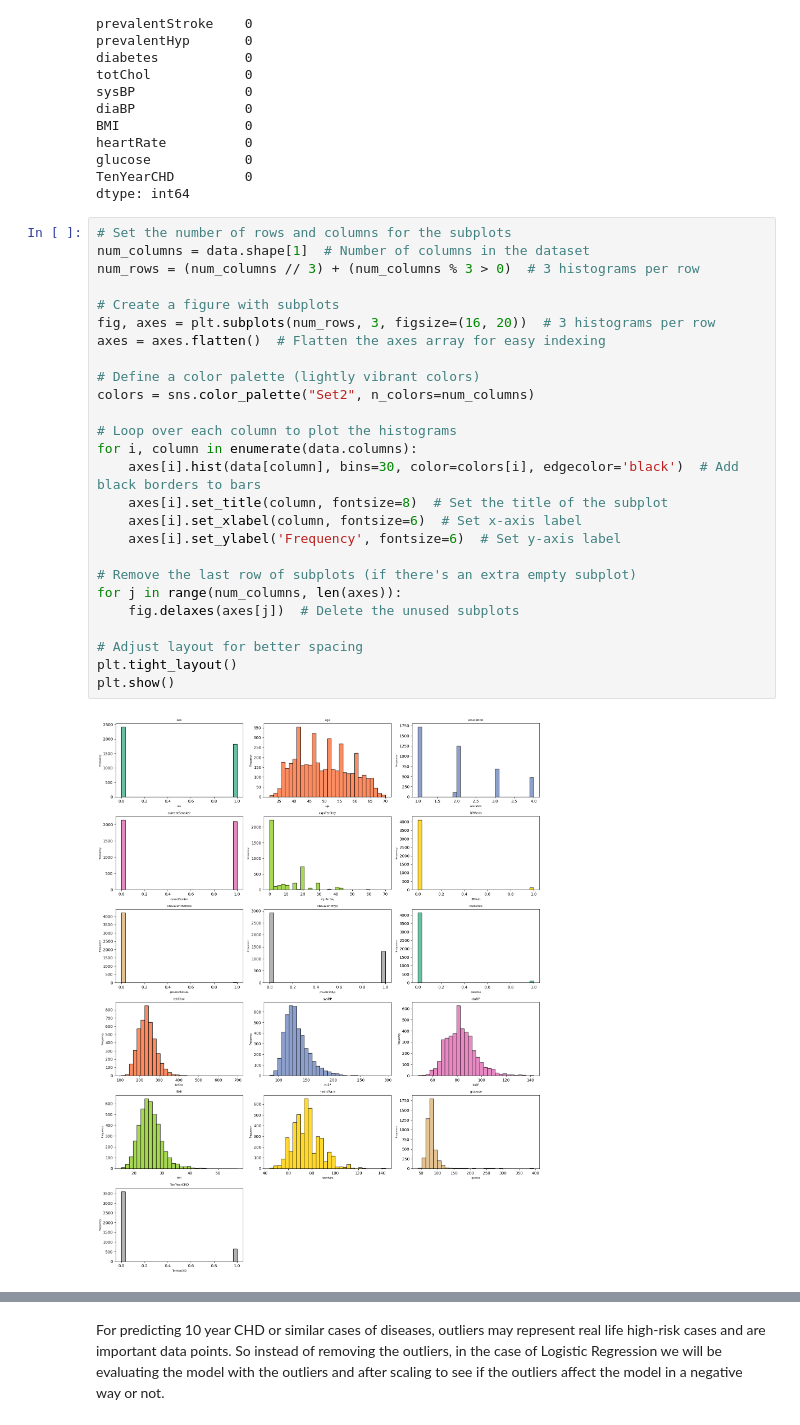
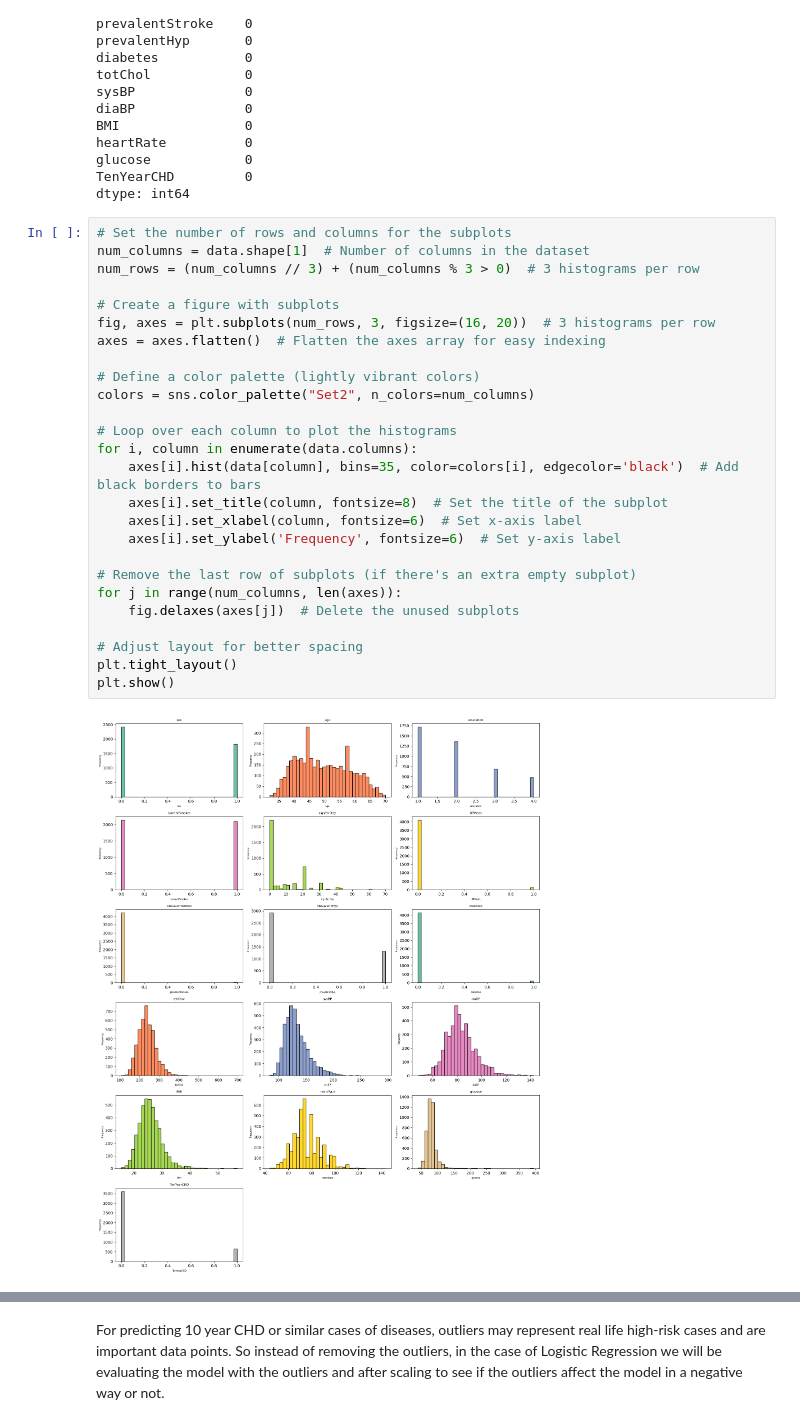
Before and after one commit to galij20/fds_framingham, a Jupyter notebook: project.ipynb, the cells around one changed output, grey strips where cells are left out. Drawn from its saved outputs; the diff is of its cells as text.

```diff
--- a/project.ipynb
+++ b/project.ipynb
@@ -177,31 +177,31 @@ dtype: int64
 # %%
 # Set the number of rows and columns for the subplots
 num_columns = data.shape[1]  # Number of columns in the dataset
 num_rows = (num_columns // 3) + (num_columns % 3 > 0)  # 3 histograms per row
 
 # Create a figure with subplots
 fig, axes = plt.subplots(num_rows, 3, figsize=(16, 20))  # 3 histograms per row
 axes = axes.flatten()  # Flatten the axes array for easy indexing
 
 # Define a color palette (lightly vibrant colors)
 colors = sns.color_palette("Set2", n_colors=num_columns)
 
 # Loop over each column to plot the histograms
 for i, column in enumerate(data.columns):
-    axes[i].hist(data[column], bins=30, color=colors[i], edgecolor='black')  # Add black borders to bars
+    axes[i].hist(data[column], bins=35, color=colors[i], edgecolor='black')  # Add black borders to bars
     axes[i].set_title(column, fontsize=8)  # Set the title of the subplot
     axes[i].set_xlabel(column, fontsize=6)  # Set x-axis label
     axes[i].set_ylabel('Frequency', fontsize=6)  # Set y-axis label
 
 # Remove the last row of subplots (if there's an extra empty subplot)
 for j in range(num_columns, len(axes)):
     fig.delaxes(axes[j])  # Delete the unused subplots
 
 # Adjust layout for better spacing
 plt.tight_layout()
 plt.show()
 # %% [output]
-[figure, old version]
+[figure, new version]
 # %%
 num_columns = len(data.columns) - 1  # Exclude 'TenYearCHD' since it's the x-axis
 nrows = (num_columns + 1) // 2
```
Also changed, not shown: parts of 1 cell of this notebook, 5 other files.
